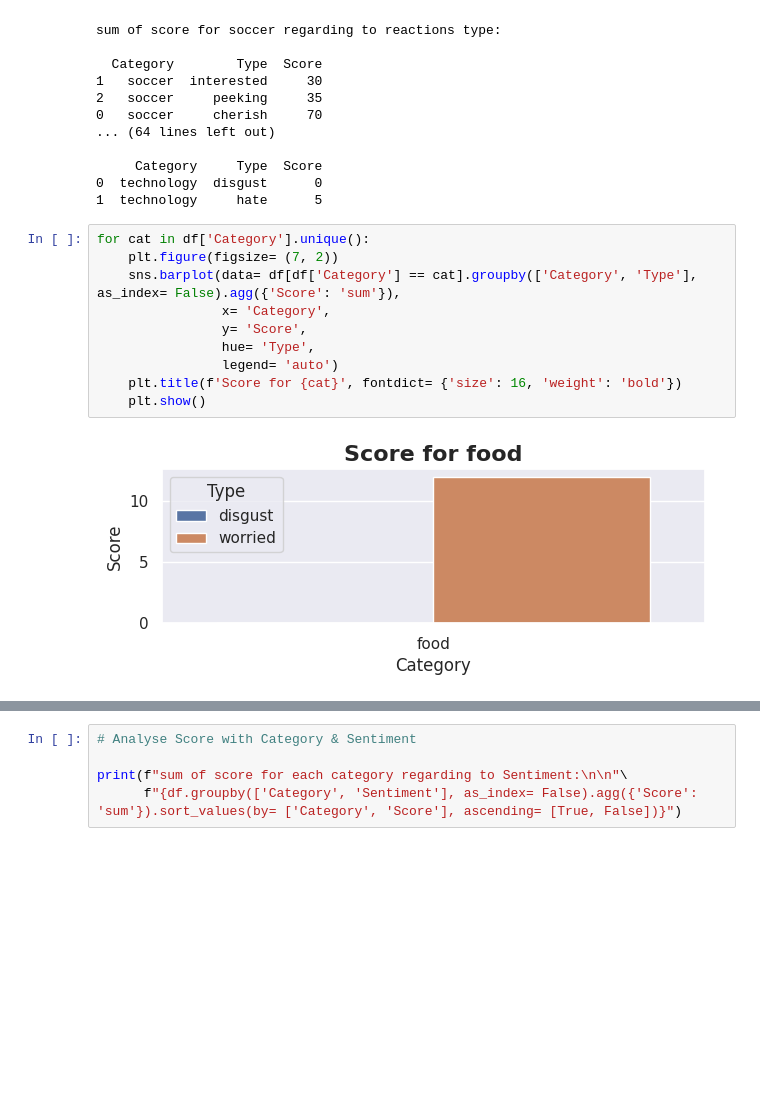
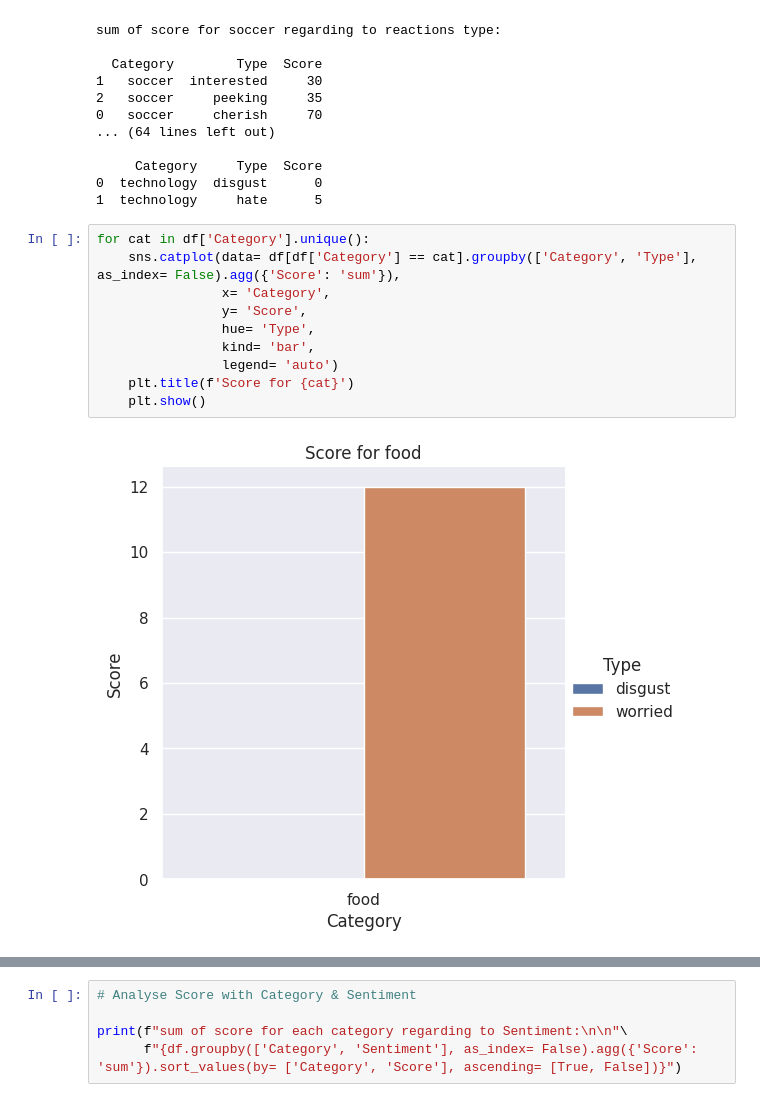
Before and after one commit to AhmAnwar/accenture_virtual_experience_VE_by_Forage, a Jupyter notebook: accenture-virtual-experience-ve-by-forage.ipynb, the cells around one changed output, grey strips where cells are left out. Cells and saved outputs as stored; diff of their text form; blank space fills up the shorter version.

```diff
--- a/accenture-virtual-experience-ve-by-forage.ipynb
+++ b/accenture-virtual-experience-ve-by-forage.ipynb
@@ -307,13 +308,13 @@ sum of score for soccer regarding to reactions type:
 1  technology     hate      5
 # %%
 for cat in df['Category'].unique():
-    plt.figure(figsize= (7, 2))
-    sns.barplot(data= df[df['Category'] == cat].groupby(['Category', 'Type'], as_index= False).agg({'Score': 'sum'}),
+    sns.catplot(data= df[df['Category'] == cat].groupby(['Category', 'Type'], as_index= False).agg({'Score': 'sum'}),
                 x= 'Category',
                 y= 'Score',
                 hue= 'Type',
+                kind= 'bar',
                 legend= 'auto')
-    plt.title(f'Score for {cat}', fontdict= {'size': 16, 'weight': 'bold'})
+    plt.title(f'Score for {cat}')
     plt.show()
 # %% [output]
-[figure, old version]
+[figure, new version]
```
Also changed, not shown: parts of 3 cells of this notebook.
